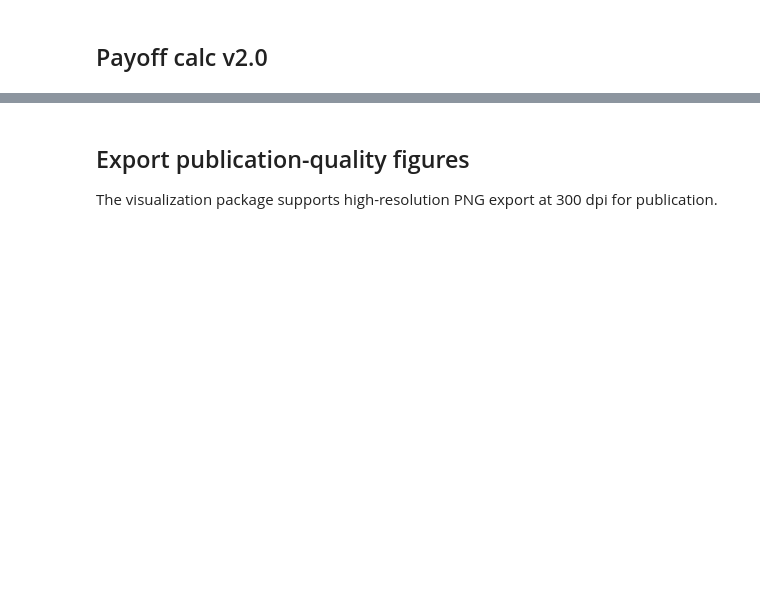
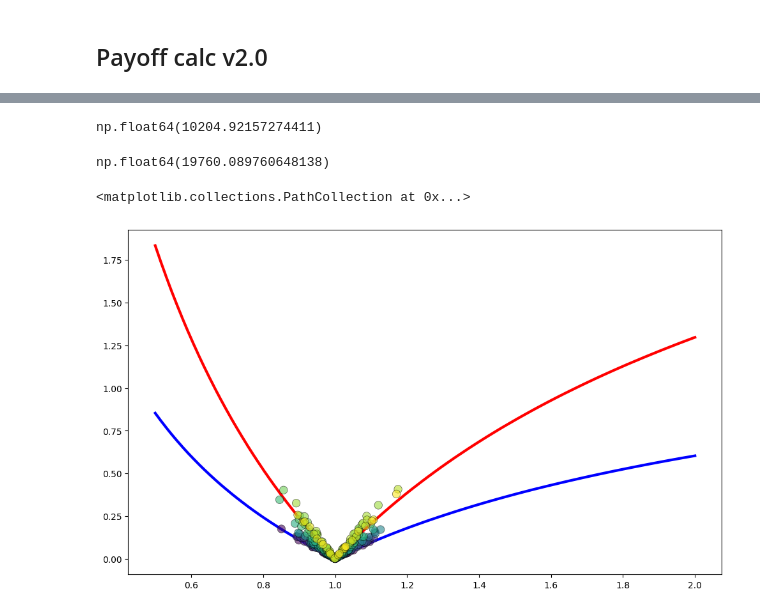
Before and after one commit to danielmalinovsky/automated_marketmaker_calc, a Jupyter notebook: calibrated_prices.ipynb, the cells around one changed output, grey strips where cells are left out. Saved outputs shown, nothing was run; the diff lists cells and outputs as text; code cells hidden in the pictures; blank space fills up the shorter version.

```diff
--- a/calibrated_prices.ipynb
+++ b/calibrated_prices.ipynb
@@ -799,4 +356,0 @@ print("✓ Alternative visualization 2 generated: Uniform green color for clean
-# %% [markdown]
-## Export publication-quality figures
-
-The visualization package supports high-resolution PNG export at 300 dpi for publication.
@@ -828,0 +357,37 @@ print(f"  3. accuracy_vs_price_movement.png - Robustness analysis")
+# %%
+single_path['k_pool'].iloc[0]
+# %% [output]
+np.float64(10204.92157274411)
+# %%
+single_path['k_pool'].iloc[-1]
+# %% [output]
+np.float64(19760.089760648138)
+# %%
+import matplotlib.pyplot as plt
+
+single_path = payoff.paths_df['dfs'].at[0]
+
+single_path['FX_ratio_diff'] = single_path['FX']/single_path['FX'].shift(1)
+
+# price_ratios = np.linspace(single_path['FX_ratio_diff'].min(), single_path['FX_ratio_diff'].max(), num=100)
+price_ratios = np.linspace(0.5, 2, num=100)
+y0 = single_path['amount_y_pool'].iloc[0] # Assuming initial price ratio is at index 0
+ytn = single_path['amount_y_pool'].iloc[-1] # Assuming final price ratio is at the last index
+
+V_bound = y0 * np.abs(1 - 1.0 / np.sqrt(price_ratios))
+
+V_bound_tn = ytn * np.abs(1 - 1.0 / np.sqrt(price_ratios))
+
+fig, ax = plt.subplots(figsize=(12, 7))
+
+ax.plot(price_ratios, V_bound,
+'b-', linewidth=3, label='Theoretical Volume Bound (Step-wise)', zorder=3)
+ax.plot(price_ratios, V_bound_tn,
+'r-', linewidth=3, label='Theoretical Volume Bound (Final)', zorder=3)
+ax.scatter(single_path['FX_ratio_diff'], single_path['V_required_y_vol'],
+s=80, alpha=0.6, c=np.arange(len(single_path['FX_ratio_diff'])),
+cmap='viridis', edgecolors='black', linewidth=0.5,
+label='Simulation Steps', zorder=4)
+# %% [output]
+<matplotlib.collections.PathCollection at 0x...>
+[figure, added]
```
Also changed, not shown: parts of 30 cells of this notebook, 12 other files.
